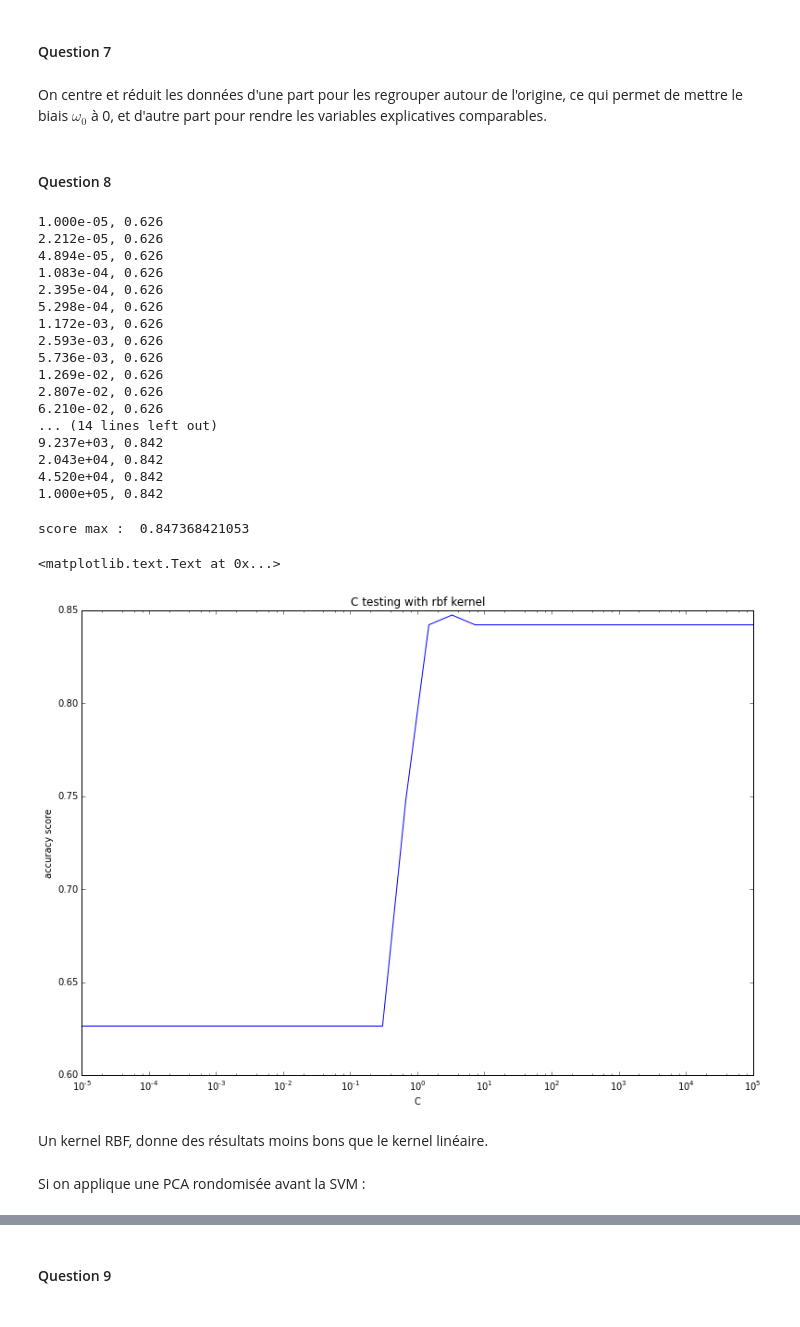
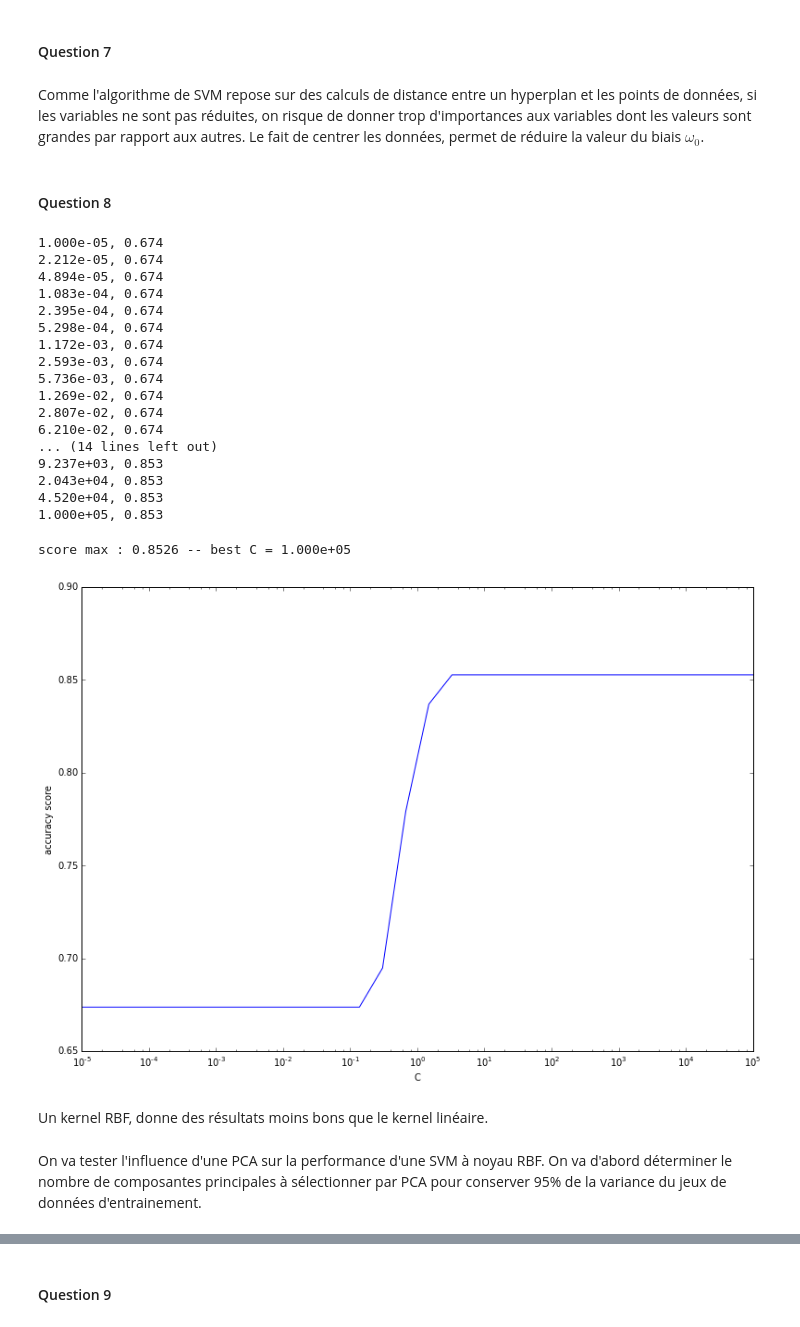
Before and after one commit to maxkub/python_stats, a Jupyter notebook: TP_SVM/Maxime_Kubryk_TP_SVM.ipynb, the cells around one changed output, grey strips where cells are left out. Saved outputs shown, nothing was run; the diff lists cells and outputs as text; code cells hidden in the pictures.

```diff
--- a/TP_SVM/Maxime_Kubryk_TP_SVM.ipynb
+++ b/TP_SVM/Maxime_Kubryk_TP_SVM.ipynb
@@ -218,42 +286,36 @@ Il faut ajouter un grand nombre de variables random pour voir une diminution net
 # %% [markdown]
 #### Question 7
-# %% [markdown]
-On centre et réduit les données d'une part pour les regrouper autour de l'origine, ce qui permet de mettre le biais $\omega_0$ à 0, et d'autre part pour rendre les variables explicatives comparables.
+# %% [markdown]
+Comme l'algorithme de SVM repose sur des calculs de distance entre un hyperplan et les points de données, si les variables ne sont pas réduites, on risque de donner trop d'importances aux variables dont les valeurs sont grandes par rapport aux autres. Le fait de centrer les données, permet de réduire la valeur du biais $\omega_0$.
 # %% [markdown]
 #### Question 8
 # %%
-scores = C_testing(X_train, X_test, y_train, y_test, C_values, kernel='rbf')
+scores_rbf = C_testing(X_train, X_test, y_train, y_test, C_values, kernel='rbf')
 # %% [output]
-1.000e-05, 0.626
-2.212e-05, 0.626
-4.894e-05, 0.626
-1.083e-04, 0.626
-2.395e-04, 0.626
-5.298e-04, 0.626
-1.172e-03, 0.626
-2.593e-03, 0.626
-5.736e-03, 0.626
-1.269e-02, 0.626
-2.807e-02, 0.626
-6.210e-02, 0.626
+1.000e-05, 0.674
+2.212e-05, 0.674
+4.894e-05, 0.674
+1.083e-04, 0.674
+2.395e-04, 0.674
+5.298e-04, 0.674
+1.172e-03, 0.674
+2.593e-03, 0.674
+5.736e-03, 0.674
+1.269e-02, 0.674
+2.807e-02, 0.674
+6.210e-02, 0.674
 ... (14 lines left out)
-9.237e+03, 0.842
-2.043e+04, 0.842
-4.520e+04, 0.842
-1.000e+05, 0.842
+9.237e+03, 0.853
+2.043e+04, 0.853
+4.520e+04, 0.853
+1.000e+05, 0.853
-# %%
-print "score max : ", max(scores)
-
-plt.figure(figsize=(13,9))
-plt.semilogx(C_values, scores)
-plt.title('C testing with rbf kernel')
-plt.xlabel('C')
-plt.ylabel('accuracy score')
-# %% [output]
-score max :  0.847368421053
-<matplotlib.text.Text at 0x...>
-[figure, removed]
+# %%
+C_testing_plot(scores_rbf)
+# %% [output]
+score max : 0.8526 -- best C = 1.000e+05
+[figure, added]
 # %% [markdown]
 Un kernel RBF, donne des résultats moins bons que le kernel linéaire.
-# %% [markdown]
-Si on applique une PCA rondomisée avant la SVM :
+# %% [markdown]
+On va tester l'influence d'une PCA sur la performance d'une SVM à noyau RBF.
+On va d'abord déterminer le nombre de composantes principales à sélectionner par PCA pour conserver 95% de la variance du jeux de données d'entrainement.
```
Also changed, not shown: parts of 37 cells of this notebook.
